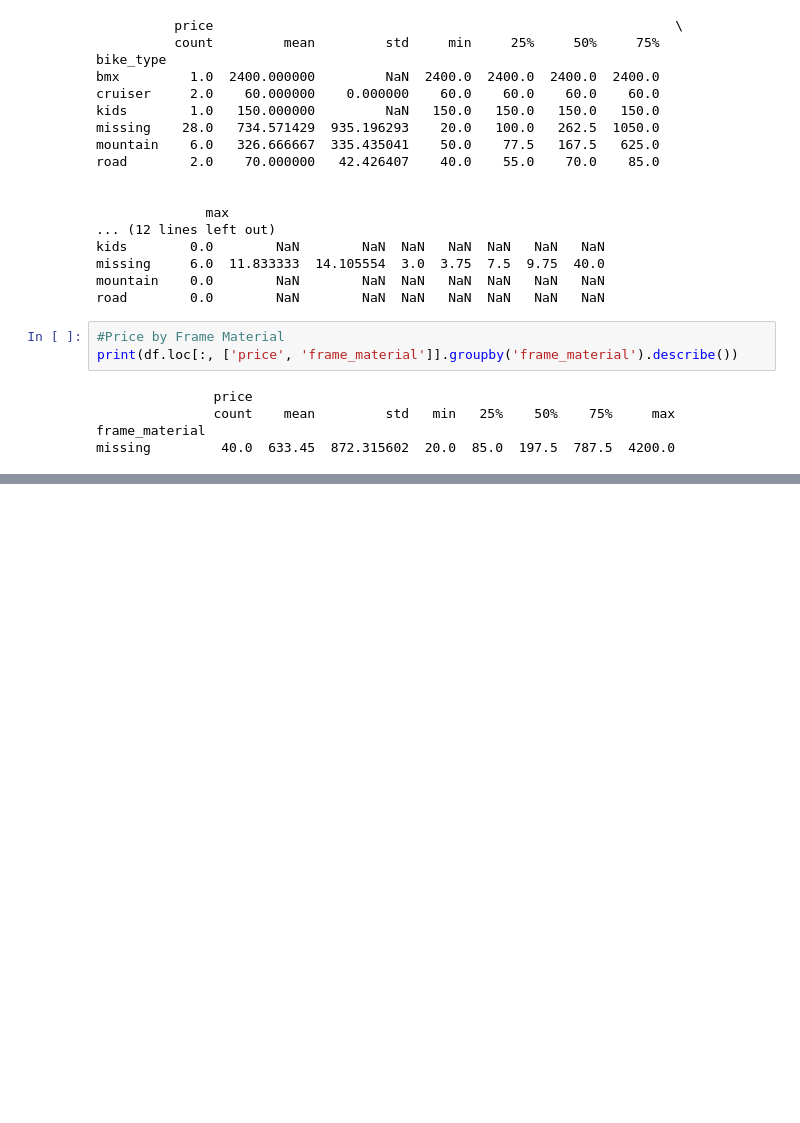
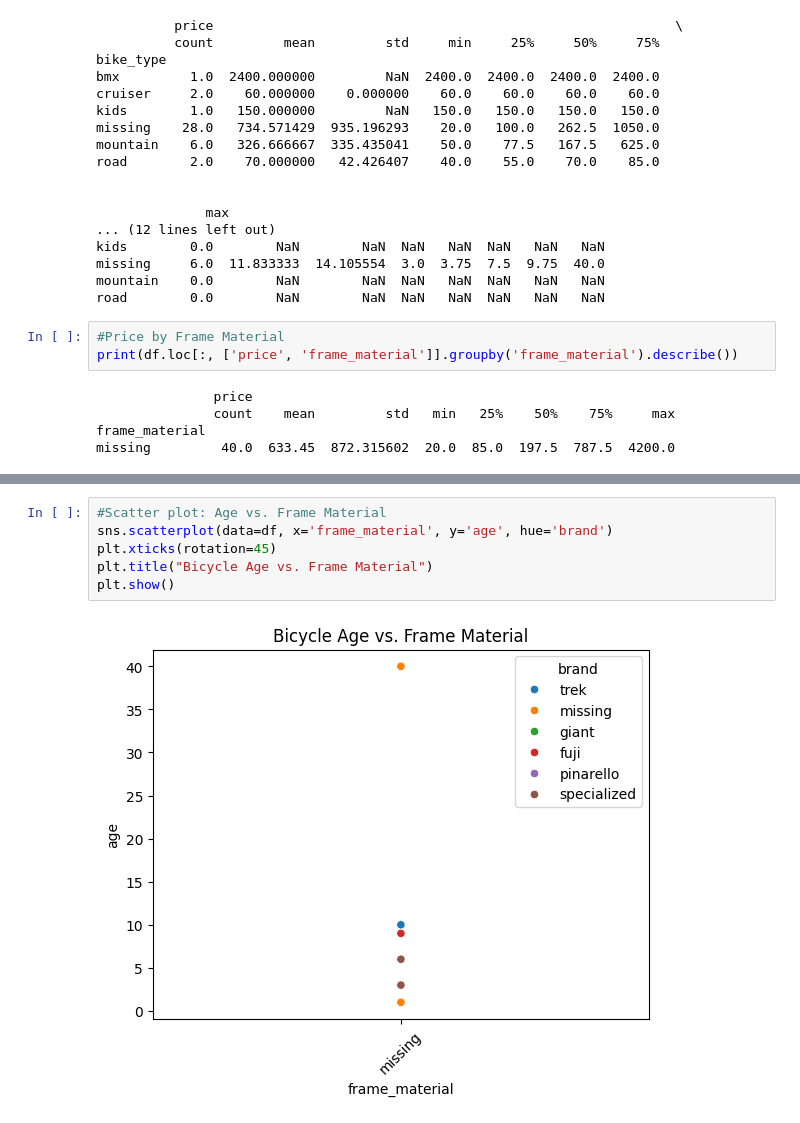
Before and after one commit to KeerHu73/wrangling, a Jupyter notebook: lab/lab_notebook.ipynb, the cells around one changed output, grey strips where cells are left out. Saved outputs shown, nothing was run; the diff lists cells and outputs as text; blank space fills up the shorter version.

```diff
--- a/lab/lab_notebook.ipynb
+++ b/lab/lab_notebook.ipynb
@@ -424,0 +436,8 @@ plt.show()
+# %%
+#Scatter plot: Age vs. Frame Material
+sns.scatterplot(data=df, x='frame_material', y='age', hue='brand')
+plt.xticks(rotation=45)
+plt.title("Bicycle Age vs. Frame Material")
+plt.show()
+# %% [output]
+[figure, added]
```
Also changed, not shown: parts of 9 cells of this notebook.
